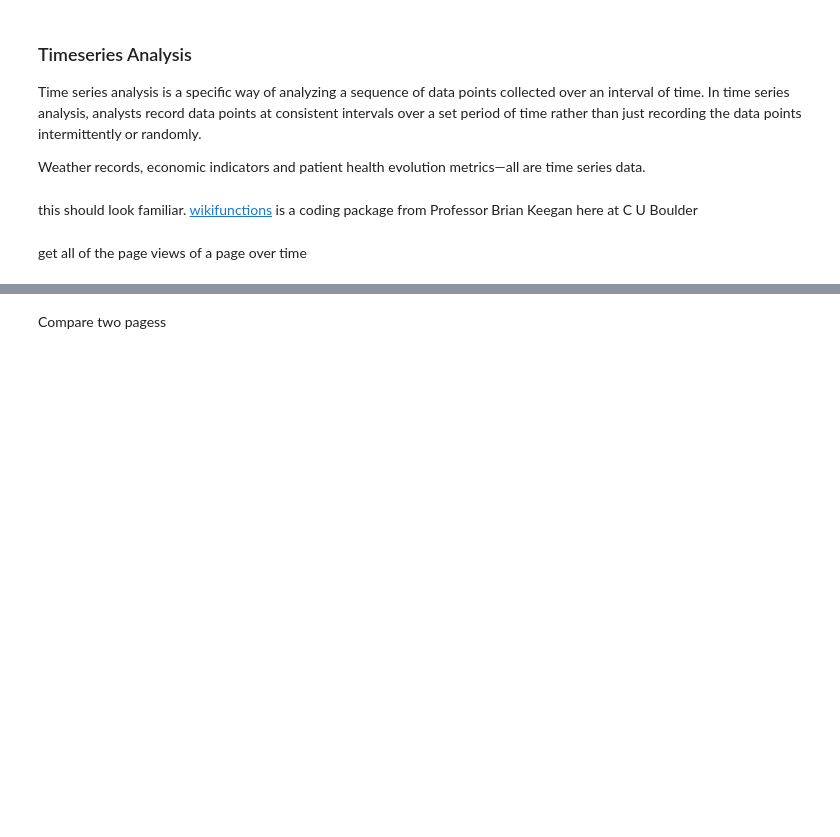
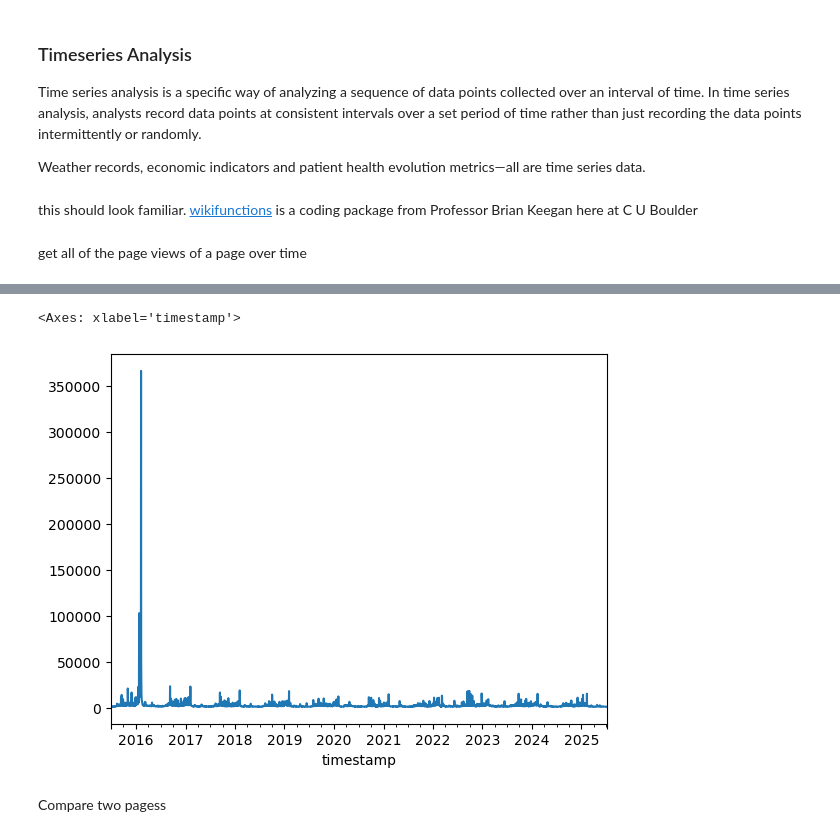
Before and after one commit to CU-CMM/summer_notes_CMM, a Jupyter notebook: w6d2_EDAcont_students.ipynb, the cells around one changed output, grey strips where cells are left out. Cells and saved outputs as stored; diff of their text form; code cells hidden in the pictures; blank space fills up the shorter version.

```diff
--- a/w6d2_EDAcont_students.ipynb
+++ b/w6d2_EDAcont_students.ipynb
@@ -549,3 +558,6 @@ this should look familiar. [wikifunctions](https://github.com/brianckeegan/wikif
 import wikifunctions as wf
 # %% [markdown]
 get all of the page views of a page over time
+# %%
+pvs = wf.get_pageviews("Denver Broncos")
+pvs.head()
@@ -552,4 +572,8 @@ get all of the page views of a page over time
 # %%
 #plot it
+pvs.plot()
+# %% [output]
+<Axes: xlabel='timestamp'>
+[figure, added]
 # %% [markdown]
 Compare two pagess
```
Also changed, not shown: parts of 47 cells of this notebook.
